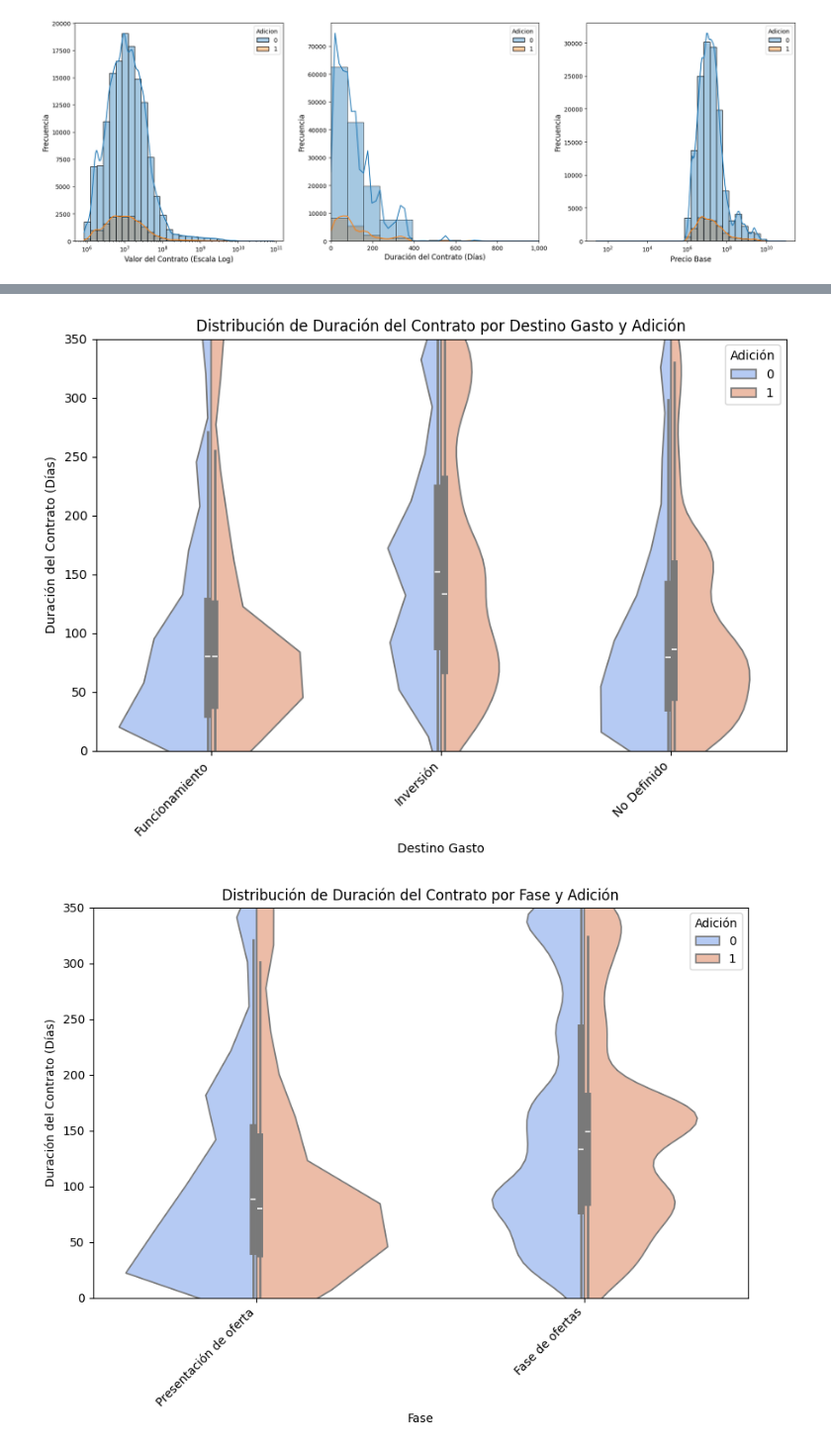
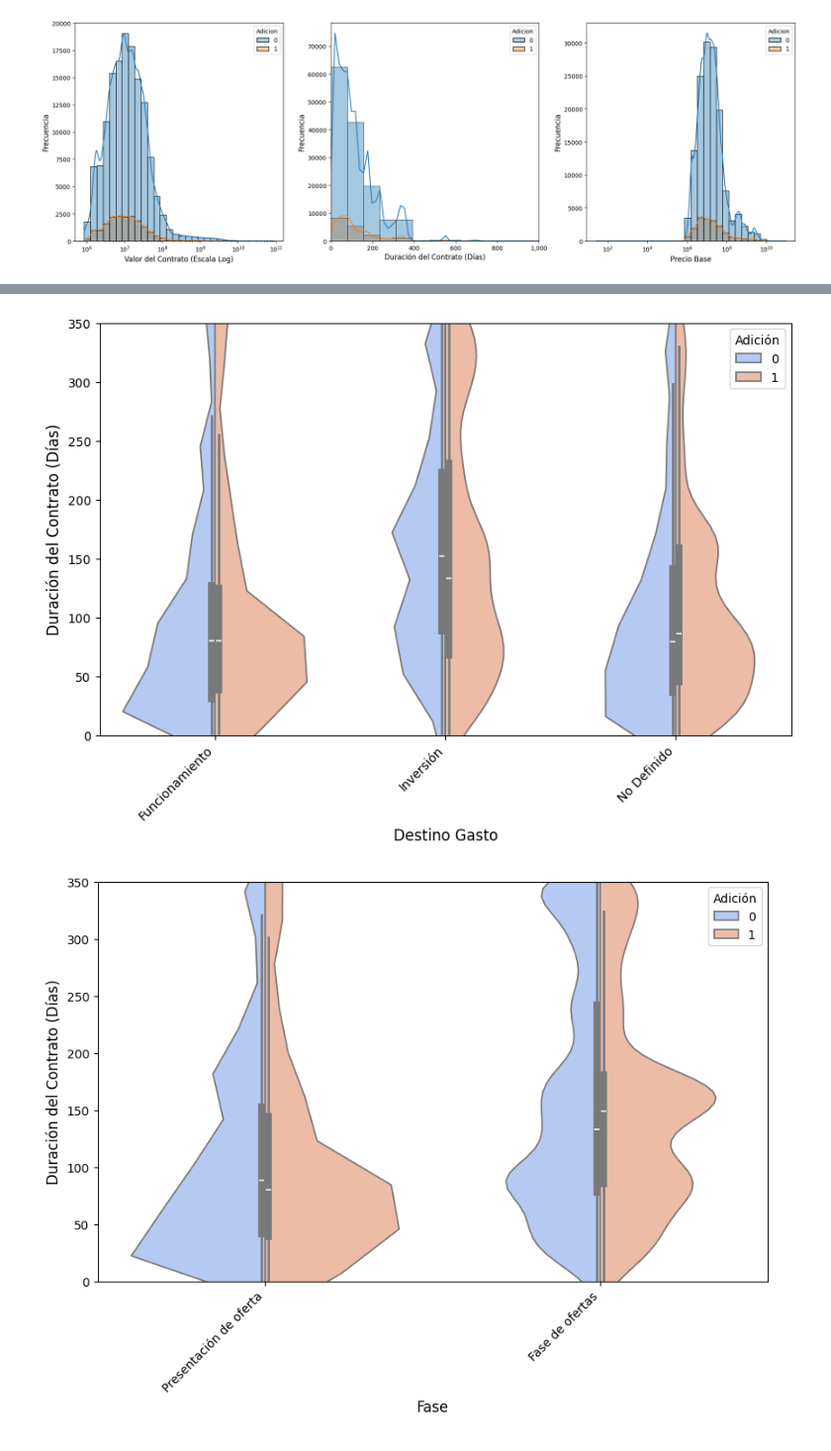
Before and after one commit to Marcocruz88/Repositoriotesis, a Jupyter notebook: Analisis exploratorio 2.ipynb, the cells around one changed output, grey strips where cells are left out. Shown at 99% size. Drawn from its saved outputs; the diff is of its cells as text; code cells hidden in the pictures.

Commit message:
Diagramas de violín de duración vs. varios factores

```diff
--- a/Analisis exploratorio 2.ipynb
+++ b/Analisis exploratorio 2.ipynb
@@ -642,9 +617,9 @@ for var in variables_categoricas:
 
     # Ajustar etiquetas
     plt.xticks(rotation=45, ha="right")
-    plt.xlabel(var.replace("_", " ").title())
-    plt.ylabel("Duración del Contrato (Días)")
-    plt.title(f"Distribución de Duración del Contrato por {var.replace('_', ' ').title()} y Adición")
+    plt.xlabel(var.replace("_", " ").title(), fontsize=12)
+    plt.ylabel("Duración del Contrato (Días)", fontsize=12)
+
     plt.legend(title="Adición")
     plt.show()
 # %% [output]
@@ -660,2 +635,2 @@ for var in variables_categoricas:
-[figure, old version]
+[figure, new version]
-[figure, old version]
+[figure, new version]
```
Also changed, not shown: parts of 2 cells of this notebook.
